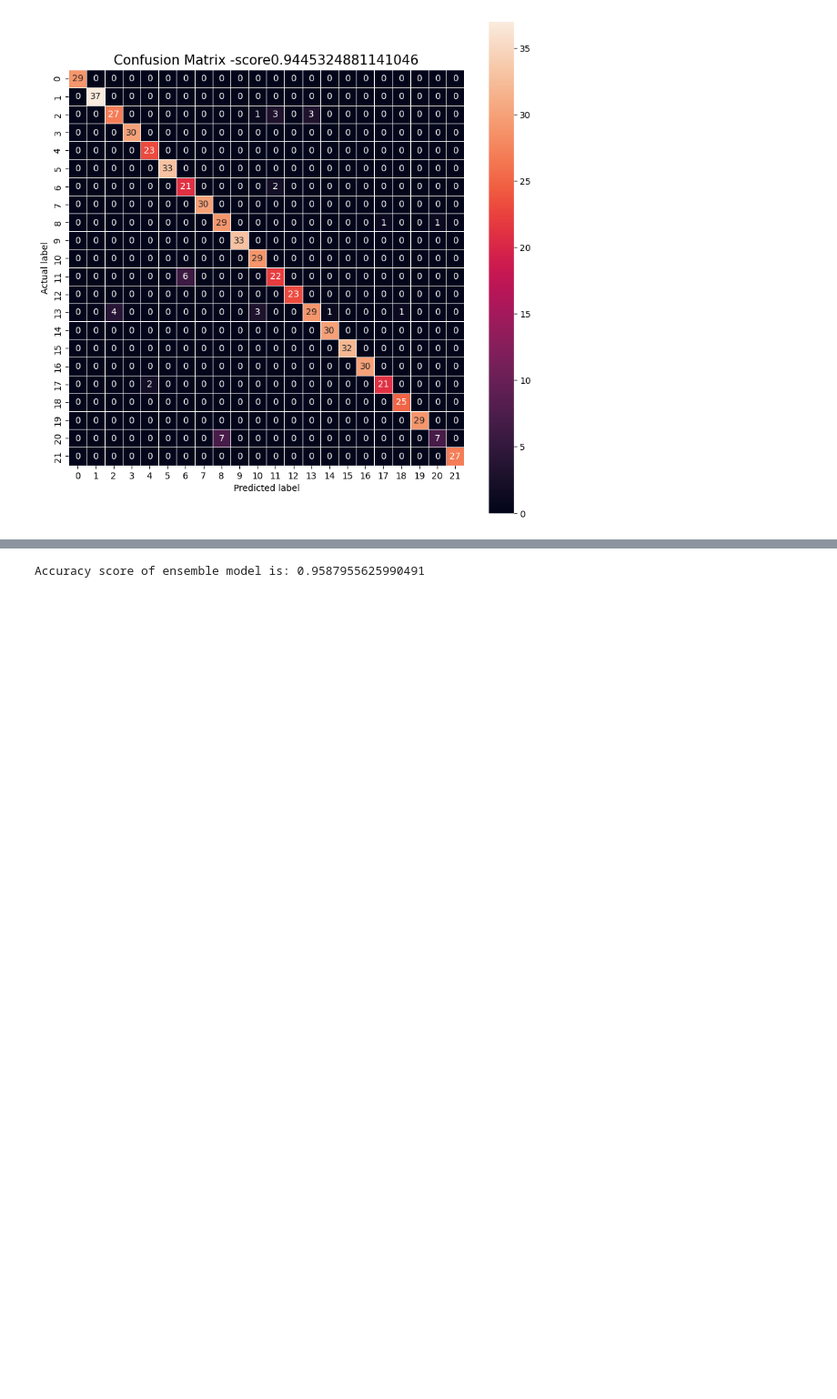
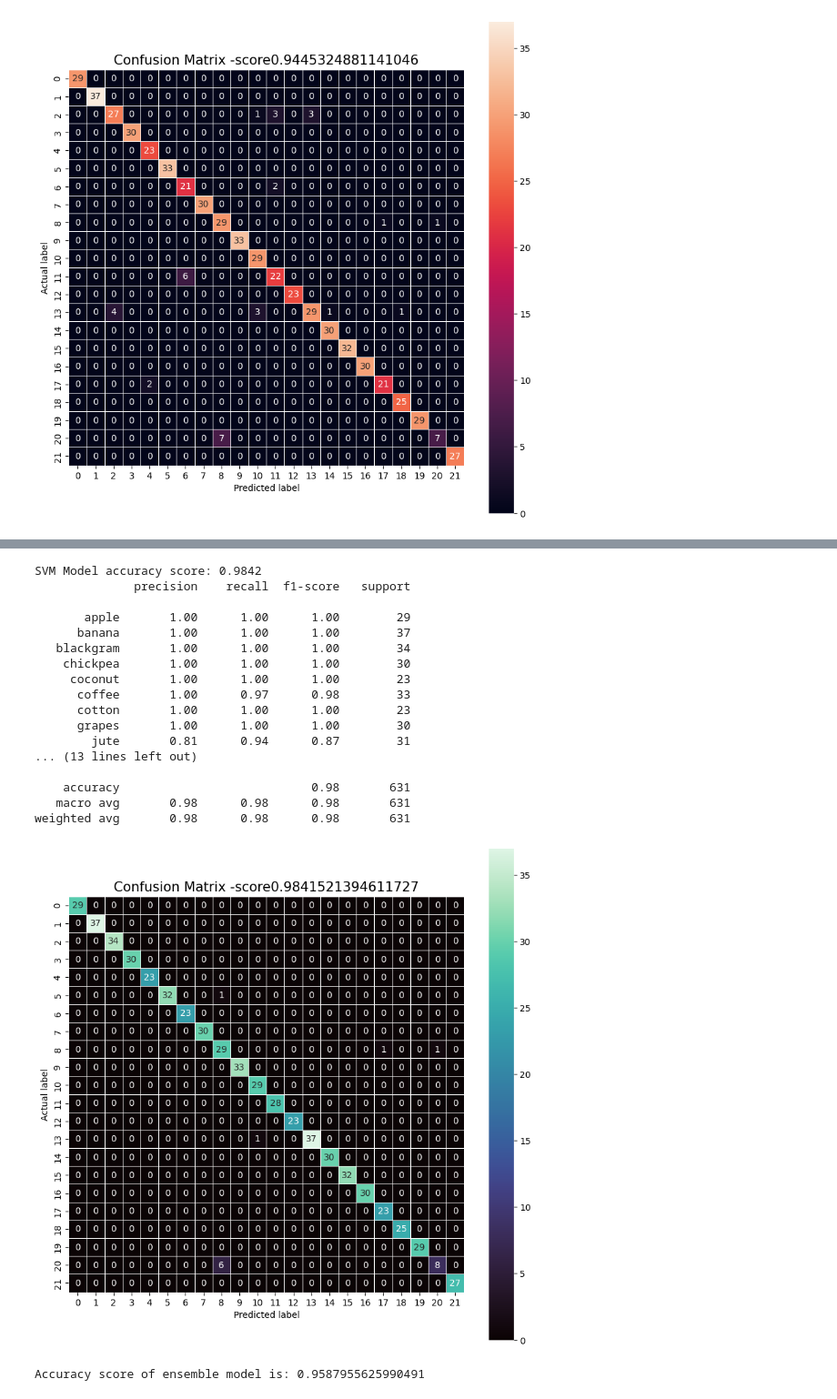
Before and after one commit to prabhjyot009/Crop-recommendation-system, a Jupyter notebook: mainpy.ipynb, the cells around one changed output, grey strips where cells are left out. Shown at 91% size. Cells and saved outputs as stored; diff of their text form; code cells hidden in the pictures; blank space fills up the shorter version.

```diff
--- a/mainpy.ipynb
+++ b/mainpy.ipynb
@@ -457,3 +502,47 @@ plt.show()
+# %%
+#svm model
+from sklearn.svm import SVC
+classifier_svm = SVC(kernel = 'linear', random_state = 0)
+classifier_svm.fit(X_train, y_train)
+
+y_pred_svm=classifier_svm.predict(X_test)
+
+from sklearn.metrics import accuracy_score
+accuracy= accuracy_score(y_test, y_pred_svm)
+print('SVM Model accuracy score: {0:0.4f}'.format(accuracy_score(y_test, y_pred_svm)))
+
+from sklearn.metrics import classification_report
+print(classification_report(y_test, y_pred_svm))
+
+from sklearn.metrics import confusion_matrix
+cm = confusion_matrix(y_test, y_pred_svm)
+
+plt.figure(figsize=(10,10))
+sns.heatmap(cm, annot=True, fmt=".0f", linewidths=.5, square = True, cmap = 'mako');
+plt.ylabel('Actual label');
+plt.xlabel('Predicted label');
+all_sample_title='Confusion Matrix -score'+str(accuracy_score(y_test, y_pred_svm))
+plt.title(all_sample_title, size = 15);
+plt.show()
+# %% [output]
+SVM Model accuracy score: 0.9842
+              precision    recall  f1-score   support
+
+       apple       1.00      1.00      1.00        29
+      banana       1.00      1.00      1.00        37
+   blackgram       1.00      1.00      1.00        34
+    chickpea       1.00      1.00      1.00        30
+     coconut       1.00      1.00      1.00        23
+      coffee       1.00      0.97      0.98        33
+      cotton       1.00      1.00      1.00        23
+      grapes       1.00      1.00      1.00        30
+        jute       0.81      0.94      0.87        31
+... (13 lines left out)
+
+    accuracy                           0.98       631
+   macro avg       0.98      0.98      0.98       631
+weighted avg       0.98      0.98      0.98       631
+[figure, added]
 # %%
 #now design a hybrid model using LR and decision tree classifier
 
```
Also changed, not shown: parts of 3 cells of this notebook.
